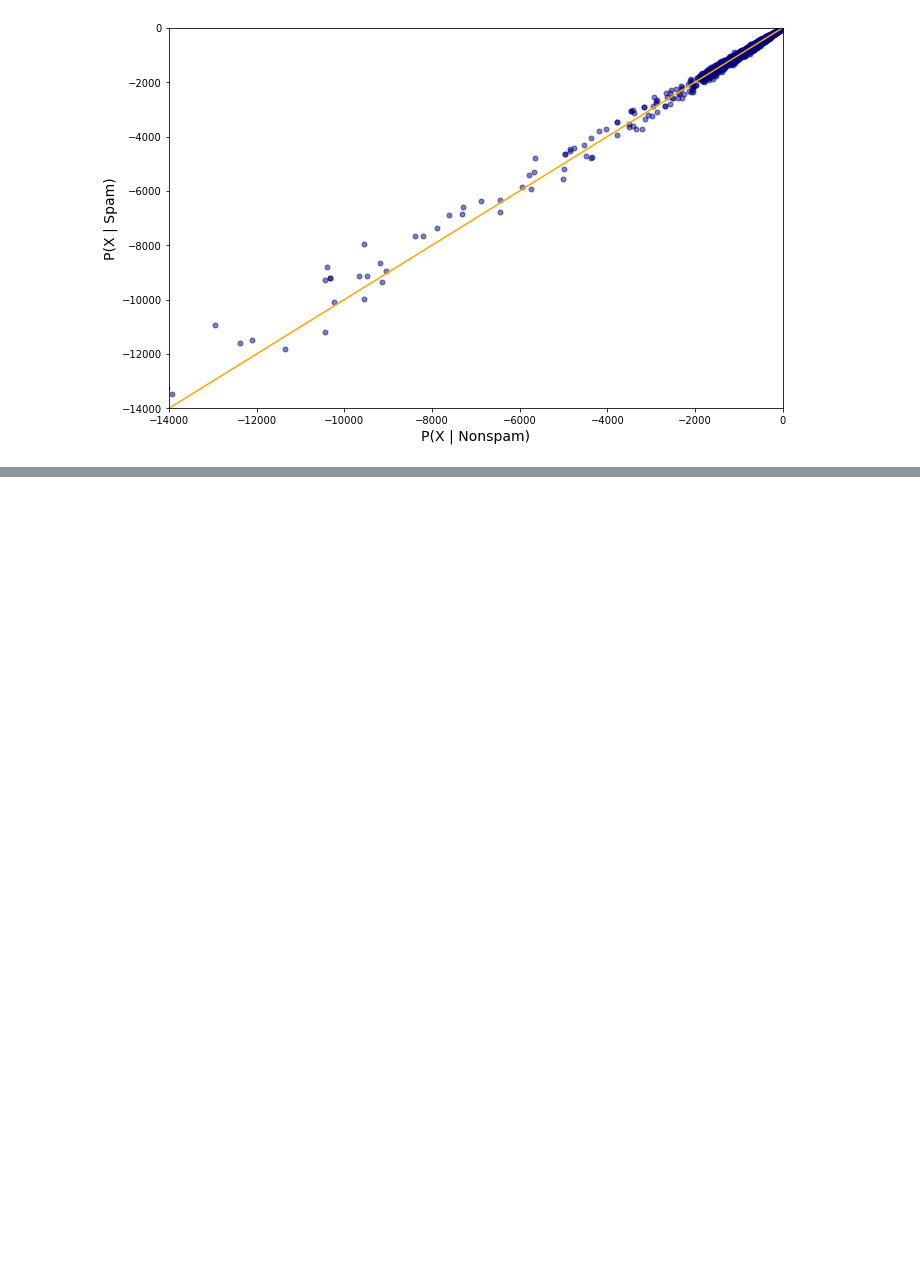
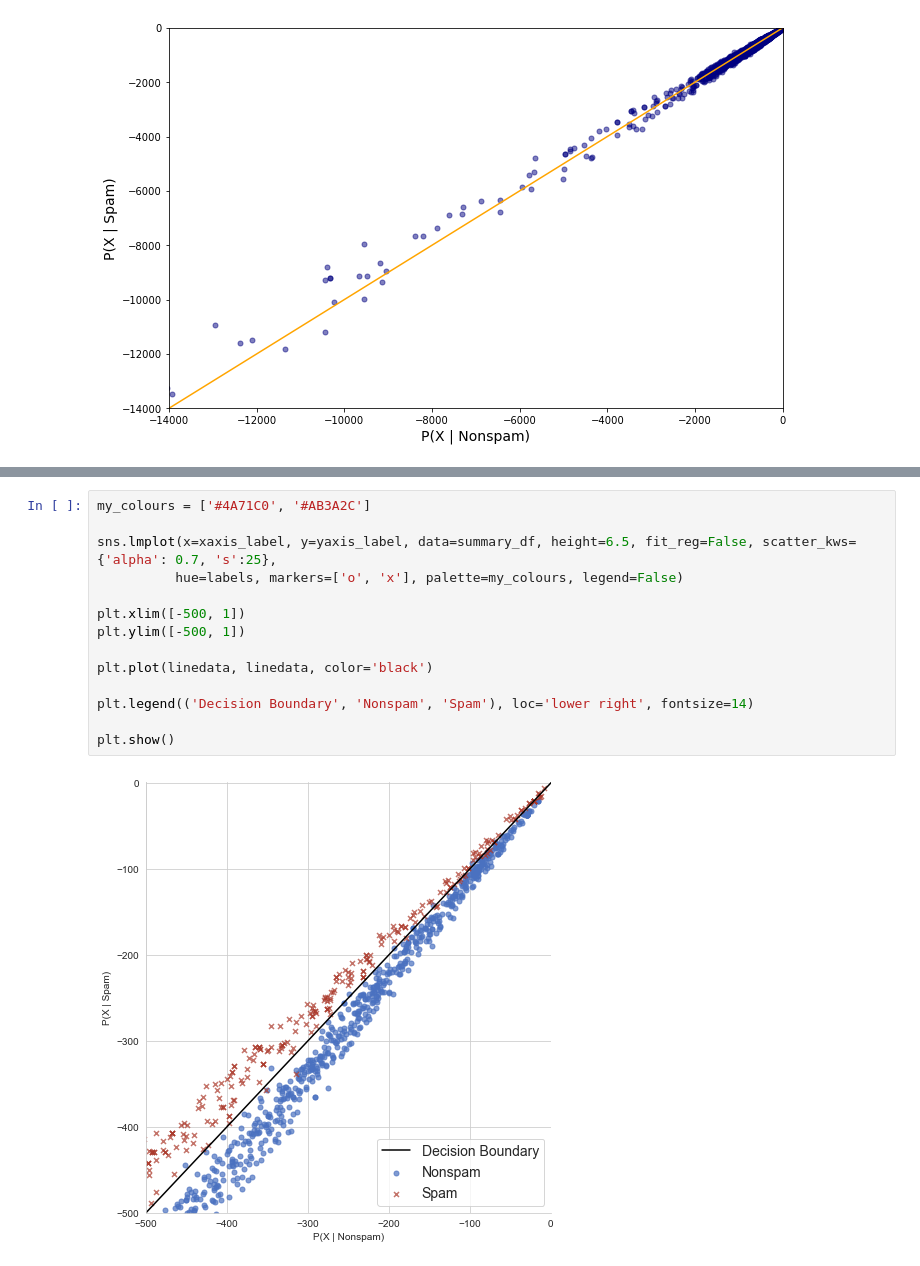
Before and after one commit to BeckMarquez/DataScience, a Jupyter notebook: Spam Filter Bayes Classifier - Testing, Inference & Evaluation/Spam Filter Bayes Classifier - Testing, Inference & Evaluation.ipynb, the cells around one changed output, grey strips where cells are left out. Drawn from its saved outputs; the diff is of its cells as text; blank space fills up the shorter version.

```diff
--- a/Spam Filter Bayes Classifier - Testing, Inference & Evaluation/Spam Filter Bayes Classifier - Testing, Inference & Evaluation.ipynb
+++ b/Spam Filter Bayes Classifier - Testing, Inference & Evaluation/Spam Filter Bayes Classifier - Testing, Inference & Evaluation.ipynb
@@ -149,0 +211,16 @@ plt.show()
+# %%
+my_colours = ['#4A71C0', '#AB3A2C']
+
+sns.lmplot(x=xaxis_label, y=yaxis_label, data=summary_df, height=6.5, fit_reg=False, scatter_kws={'alpha': 0.7, 's':25},
+          hue=labels, markers=['o', 'x'], palette=my_colours, legend=False)
+
+plt.xlim([-500, 1])
+plt.ylim([-500, 1])
+
+plt.plot(linedata, linedata, color='black')
+
+plt.legend(('Decision Boundary', 'Nonspam', 'Spam'), loc='lower right', fontsize=14)
+
+plt.show()
+# %% [output]
+[figure, added]
```
Also changed, not shown: parts of 16 cells of this notebook, 1 other file.
